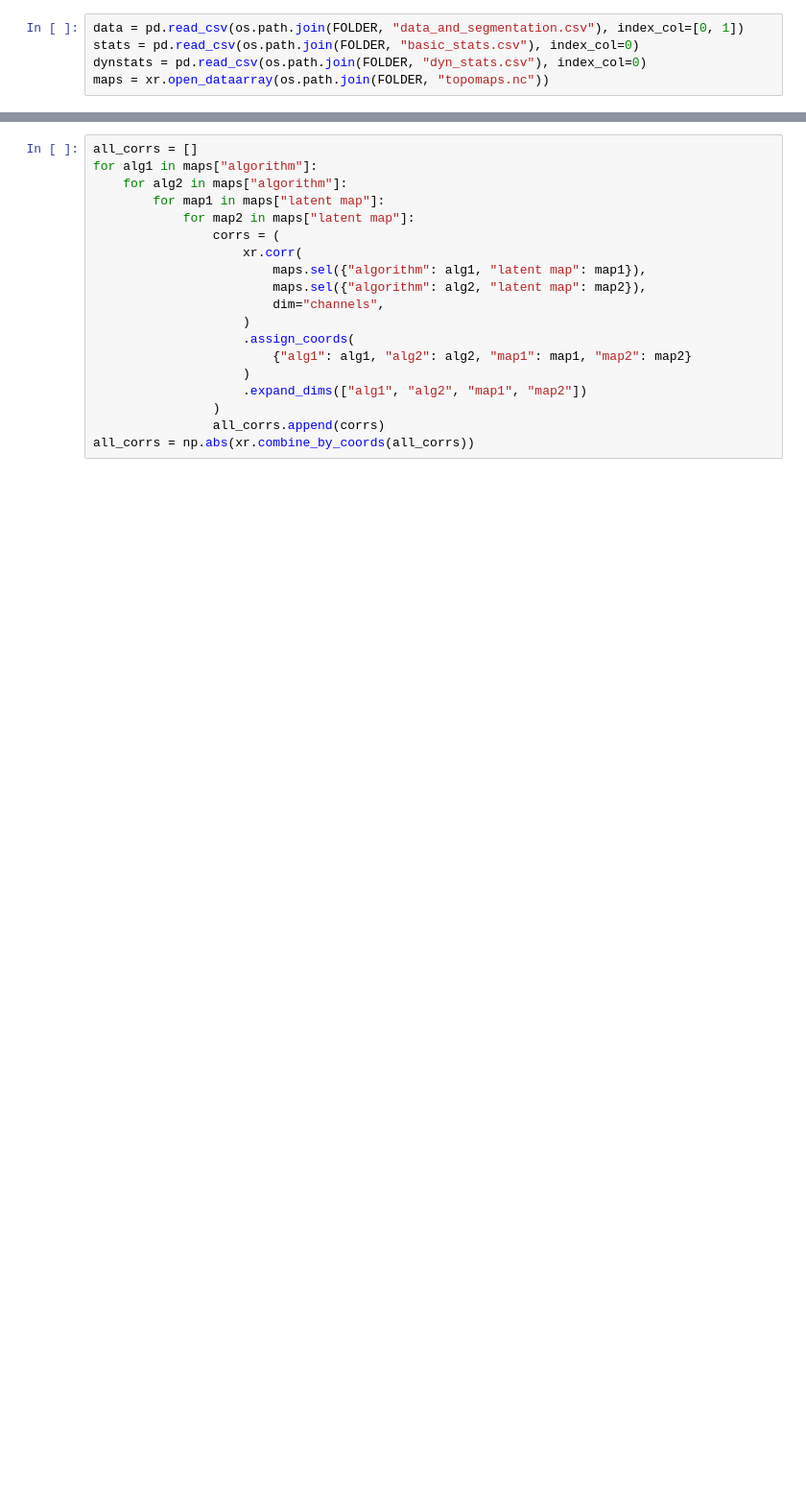
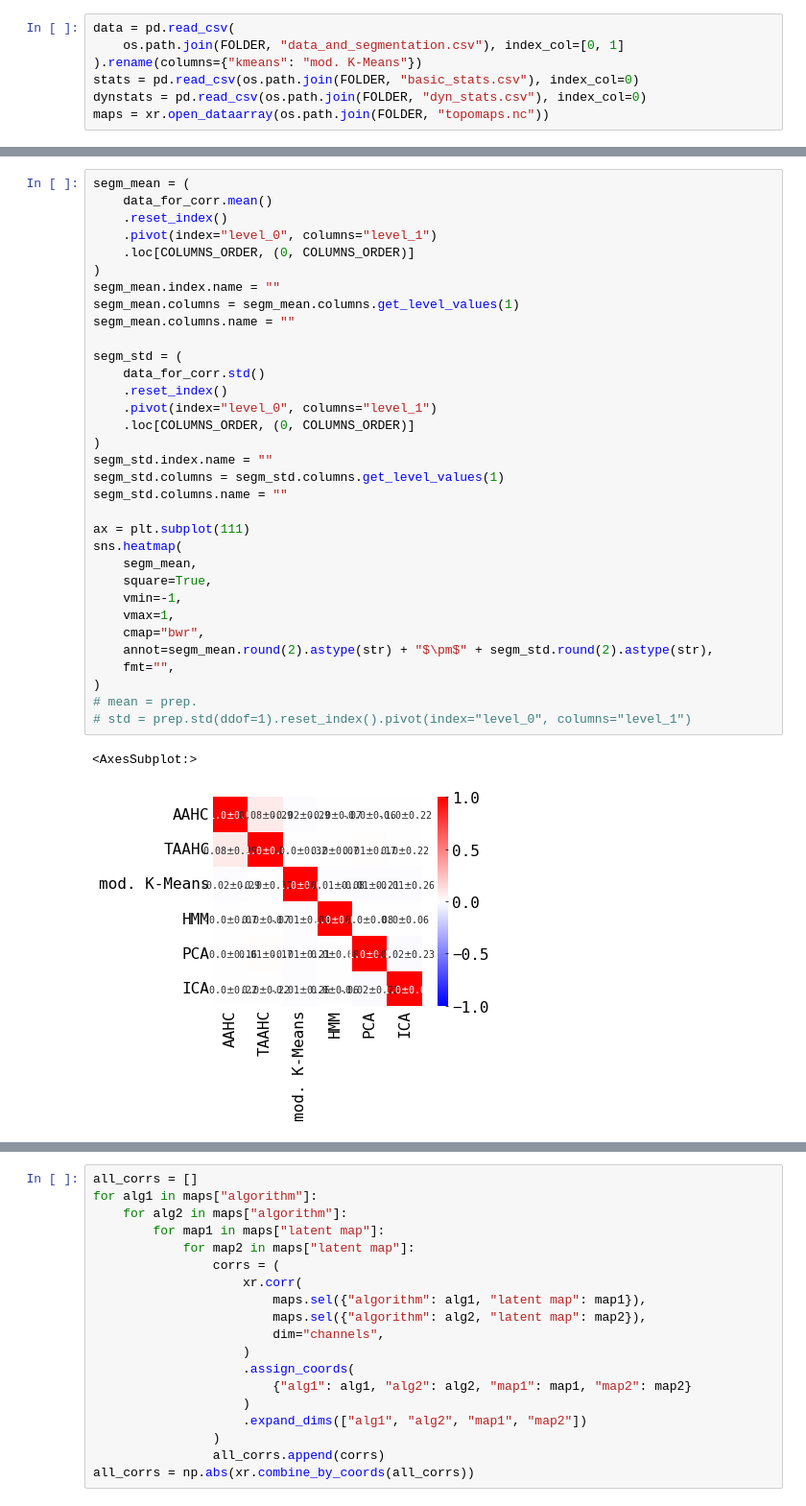
Before and after one commit to jajcayn/eeg_latent_space, a Jupyter notebook: notebooks/paper/gaussian_data_3d_200subjects_20chans-4states.ipynb, the cells around one changed output, grey strips where cells are left out. Shown at 96% size. Cells and saved outputs as stored; diff of their text form; blank space fills up the shorter version.

```diff
--- a/notebooks/paper/gaussian_data_3d_200subjects_20chans-4states.ipynb
+++ b/notebooks/paper/gaussian_data_3d_200subjects_20chans-4states.ipynb
@@ -14,5 +17,7 @@ FOLDER = "../../results/20220304_random_data_stuff_200subjects_20channels_4state
 # %%
-data = pd.read_csv(os.path.join(FOLDER, "data_and_segmentation.csv"), index_col=[0, 1])
+data = pd.read_csv(
+    os.path.join(FOLDER, "data_and_segmentation.csv"), index_col=[0, 1]
+).rename(columns={"kmeans": "mod. K-Means"})
 stats = pd.read_csv(os.path.join(FOLDER, "basic_stats.csv"), index_col=0)
 dynstats = pd.read_csv(os.path.join(FOLDER, "dyn_stats.csv"), index_col=0)
 maps = xr.open_dataarray(os.path.join(FOLDER, "topomaps.nc"))
@@ -82,0 +35,36 @@ mean.round(3).astype(str) + " $\pm$ " + std.round(3).astype(str)
+# %%
+segm_mean = (
+    data_for_corr.mean()
+    .reset_index()
+    .pivot(index="level_0", columns="level_1")
+    .loc[COLUMNS_ORDER, (0, COLUMNS_ORDER)]
+)
+segm_mean.index.name = ""
+segm_mean.columns = segm_mean.columns.get_level_values(1)
+segm_mean.columns.name = ""
+
+segm_std = (
+    data_for_corr.std()
+    .reset_index()
+    .pivot(index="level_0", columns="level_1")
+    .loc[COLUMNS_ORDER, (0, COLUMNS_ORDER)]
+)
+segm_std.index.name = ""
+segm_std.columns = segm_std.columns.get_level_values(1)
+segm_std.columns.name = ""
+
+ax = plt.subplot(111)
+sns.heatmap(
+    segm_mean,
+    square=True,
+    vmin=-1,
+    vmax=1,
+    cmap="bwr",
+    annot=segm_mean.round(2).astype(str) + "$\pm$" + segm_std.round(2).astype(str),
+    fmt="",
+)
+# mean = prep.
+# std = prep.std(ddof=1).reset_index().pivot(index="level_0", columns="level_1")
+# %% [output]
+<AxesSubplot:>
+[figure, added]
```
Also changed, not shown: parts of 12 cells of this notebook, 3 other files.
